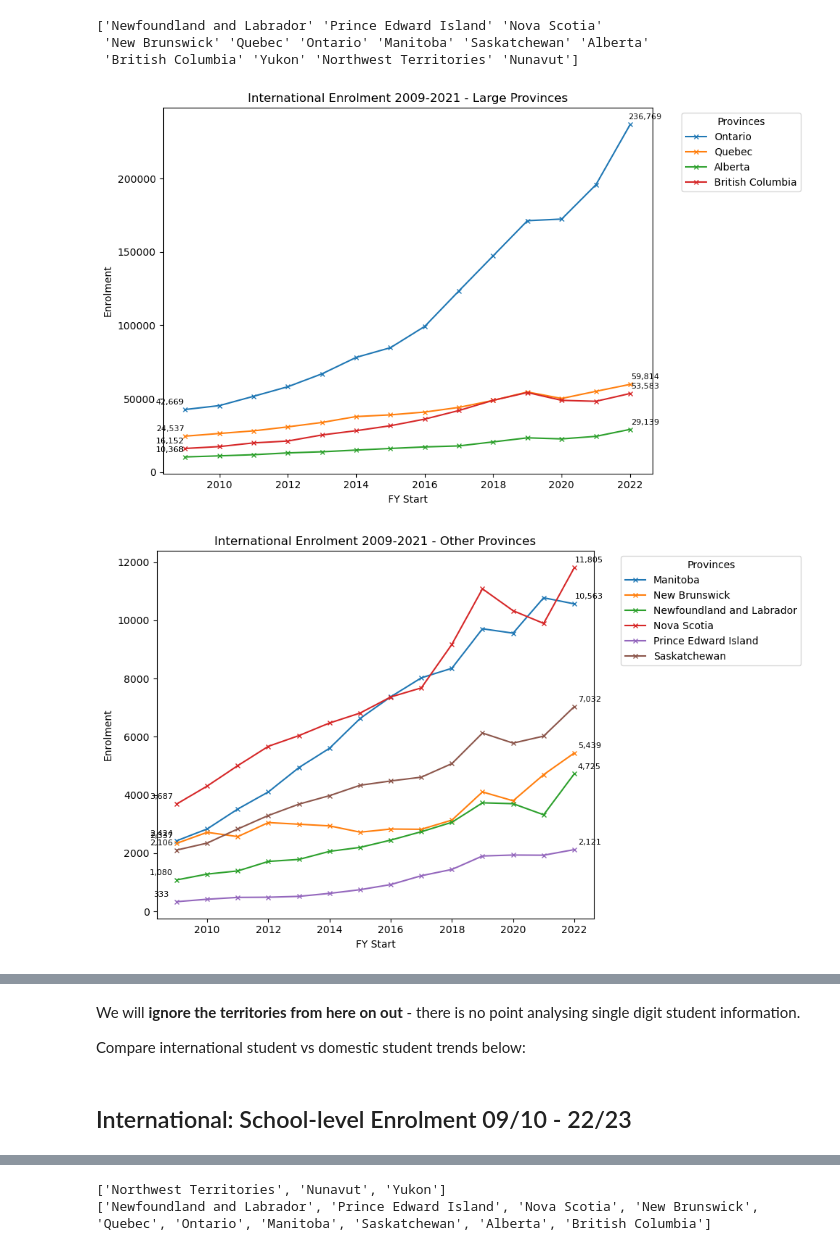
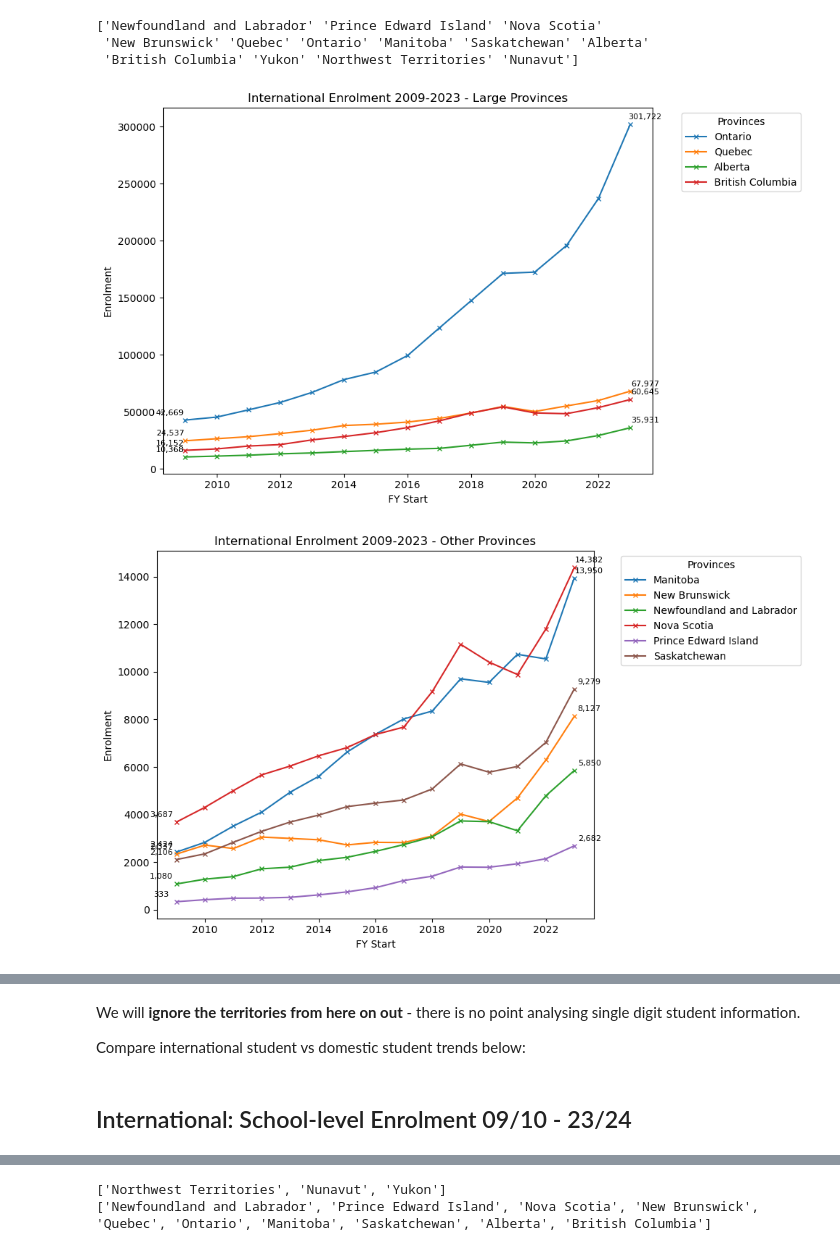
Before and after one commit to tjjdoherty/canadian-psi-project, a Jupyter notebook: domestic_intl.ipynb, the cells around one changed output, grey strips where cells are left out. Drawn from its saved outputs; the diff is of its cells as text; code cells hidden in the pictures.

```diff
--- a/domestic_intl.ipynb
+++ b/domestic_intl.ipynb
@@ -332,16 +386,16 @@ The domestic enrolment has been essentially flat in the last fourteen years. On
 
 What is the share of domestic students among provinces?
 # %%
-# create a pie chart of provinces_df 2009 anbd 2022 Enrolment data
-provinces_df_09_22 = provinces_df[provinces_df['FY Start'].isin([2009, 2022])]  # Filter for 2009 and 2022 data
+# create a pie chart of provinces_df 2009 and 2022 Enrolment data
+provinces_df_09_23 = provinces_df[provinces_df['FY Start'].isin([2009, 2023])]  # Filter for 2009 and 2023 data
 
 # pie chart
 fig = px.pie(
-    provinces_df_09_22,
+    provinces_df_09_23,
     names='Province/Territory',
     values='Enrolment',
     facet_col='FY Start', # splits by FY Start
-    title='Domestic Enrolment in Canadian Provinces and Territories (2009 vs 2022)',
+    title='Domestic Enrolment in Canadian Provinces and Territories (2009 vs 2023)',
 )
 
 # fig.update_traces(textinfo='label+percent')  # Show province labels and percentages
@@ -355,6 +410,6 @@ As we can see, there is barely any noticeable change beyond a modest 1.2% increa
 # %%
 # Filter out records of provincial and national totals
-psi_dom = processed_df[~processed_df['Institution Name'].str.contains(r'\(total\)')]
+psi_dom = processed_df[~processed_df['Institution Name'].str.contains(r'\(total\)') & (processed_df['Canadian Status'] == 'Canadian students')]
 
 psi_dom
 # %% [output]
@@ -446 +496,3 @@ df_intl = pd.read_csv("/Users/thomasdoherty/Desktop/canadian-psi-project/psi_dat
+# %%
+df_intl = processed_df[processed_df['Canadian Status'] == 'International students']
 # %%
@@ -533,6 +581,6 @@ plt.show()
 # %%
 # Filter out records from Canada International - only records with province (total) in Institution Name
-provinces_df_intl = processed_df_intl[(processed_df_intl['Institution Name'].str.contains(r'\(total\)')) & (processed_df_intl['Province/Territory'] != 'Canada')]
+provinces_df_intl = df_intl[(df_intl['Institution Name'].str.contains(r'\(total\)')) & (df_intl['Province/Territory'] != 'Canada')]
 # %%
 provinces_df_intl
 # %% [output]
@@ -584,35 +632,35 @@ def plot_enrolment_by_group(df, regions, title, y_label, legend_title):
 
     ax.set_title(title)
     ax.set_xlabel('FY Start')
     ax.set_ylabel(y_label)
     ax.legend(title=legend_title, bbox_to_anchor=(1.05, 1), loc='upper left')
     plt.tight_layout()
     plt.show()
 
 # Call the function for each group of regions
 plot_enrolment_by_group(
     provinces_df_intl,
     LARGE_POPULATION_PROVINCES,
-    'International Enrolment 2009-2021 - Large Provinces',
+    'International Enrolment 2009-2023 - Large Provinces',
     'Enrolment',
     'Provinces'
 )
 
 plot_enrolment_by_group(
     provinces_df_intl,
     OTHER_PROVINCES,
-    'International Enrolment 2009-2021 - Other Provinces',
+    'International Enrolment 2009-2023 - Other Provinces',
     'Enrolment',
     'Provinces'
 )
 
 plot_enrolment_by_group(
     provinces_df_intl,
     TERRITORIES,
-    'International Enrolment 2009-2021 - Territories',
+    'International Enrolment 2009-2023 - Territories',
     'Enrolment',
     'Territories'
 )
 # %% [output]
-[figure, old version]
+[figure, new version]
-[figure, old version]
+[figure, new version]
@@ -699,6 +747,6 @@ compare_enrolment_plotly(
     'Enrolment Trends 2009-2022 - Territories (Domestic vs International)'
 )
 # %% [markdown]
-## International: School-level Enrolment 09/10 - 22/23
+## International: School-level Enrolment 09/10 - 23/24
 # %%
 # Filter out records of provincial and national totals
```
Also changed, not shown: parts of 59 cells of this notebook.
